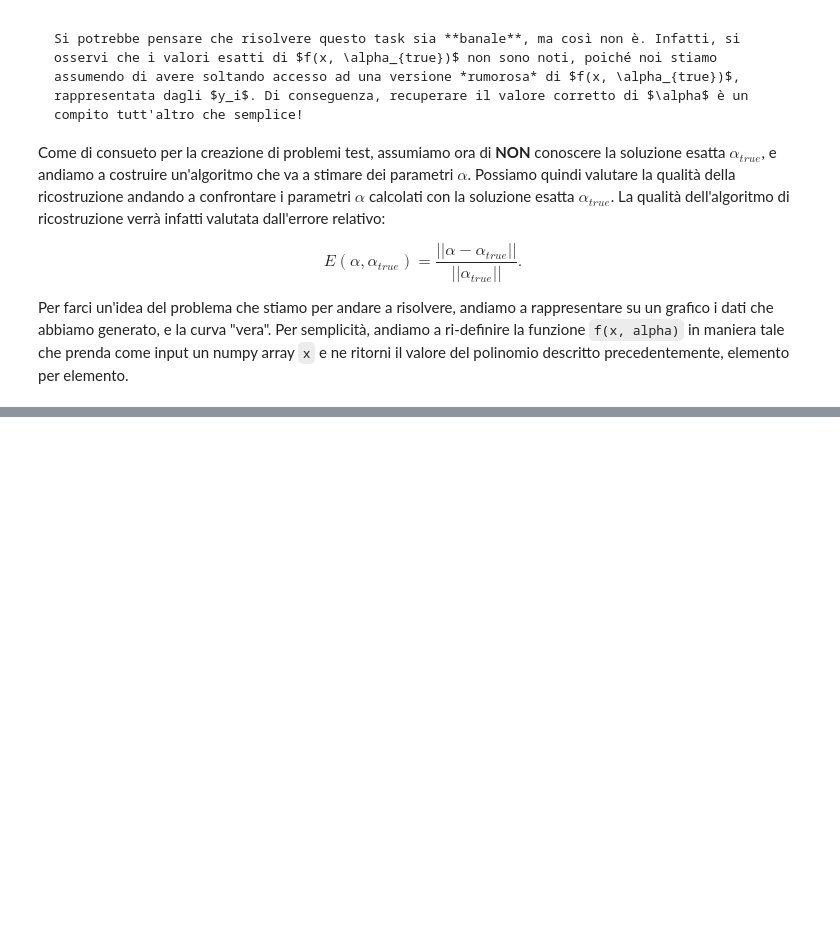
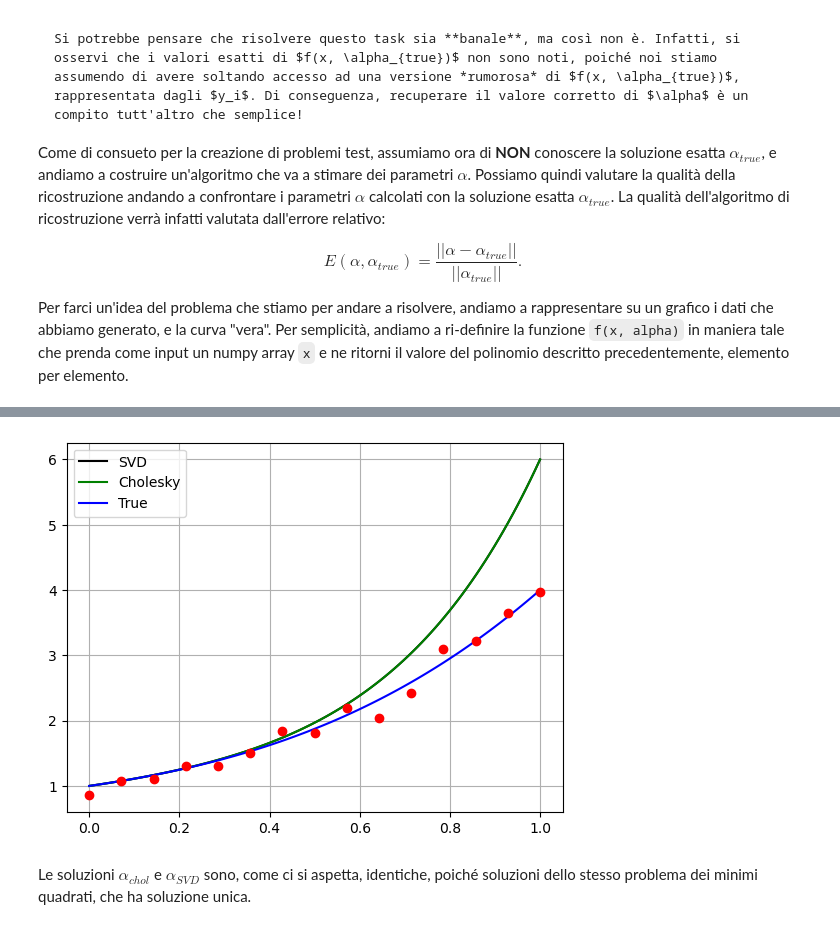
Before and after one commit to devangelista2/calcolo-numerico, a Jupyter notebook: _build/jupyter_execute/approssimazione/modelli_approssimazione.ipynb, the cells around one changed output, grey strips where cells are left out. Drawn from its saved outputs; the diff is of its cells as text; code cells hidden in the pictures; blank space fills up the shorter version.

```diff
--- a/_build/jupyter_execute/approssimazione/modelli_approssimazione.ipynb
+++ b/_build/jupyter_execute/approssimazione/modelli_approssimazione.ipynb
@@ -193,0 +342,12 @@ dove riconosciamo un problema ai minimi quadrati.
+# %%
+# Calcoliamo la SVD di X
+U, s, VT = np.linalg.svd(X)
+
+# Costruiamo la matrice Sigma esplicitamente (per controllare che la SVD sia stata
+# svolta correttamente)
+Sigma = np.zeros((n, d+1))
+for i in range(d+1):
+    Sigma[i, i] = s[i]
+
+# Calcoliamo || X - U * Sigma * VT ||
+print(f"|| X - U Sigma V^T || = {np.linalg.norm(X - U @ Sigma @ VT)}")
@@ -193,0 +370,25 @@ dove riconosciamo un problema ai minimi quadrati.
+# %%
+# Inizializzazione di alpha
+alpha_svd = np.zeros((d+1, ))
+
+# Aggiornamento
+for i in range(d+1):
+    alpha_svd = alpha_svd + (U[:, i].T @ y) / s[i] * VT[i, :]
+
+# Rappresentiamo tutte le soluzioni su grafico
+xx = np.linspace(0, 1, 100)
+yy_true = f(xx, alpha_true)
+yy_chol = f(xx, alpha_chol)
+yy_svd = f(xx, alpha_svd)
+
+plt.plot(xx, yy_svd, 'k')
+plt.plot(xx, yy_chol, 'g')
+plt.plot(xx, yy_true, 'b')
+plt.plot(x, y, 'ro')
+plt.legend(["SVD", "Cholesky", "True"])
+plt.grid()
+plt.show()
+# %% [output]
+[figure, added]
+# %% [markdown]
+Le soluzioni $\alpha_{chol}$ e $\alpha_{SVD}$ sono, come ci si aspetta, identiche, poiché soluzioni dello stesso problema dei minimi quadrati, che ha soluzione unica.
```
Also changed, not shown: parts of 18 cells of this notebook, 23 other files.
